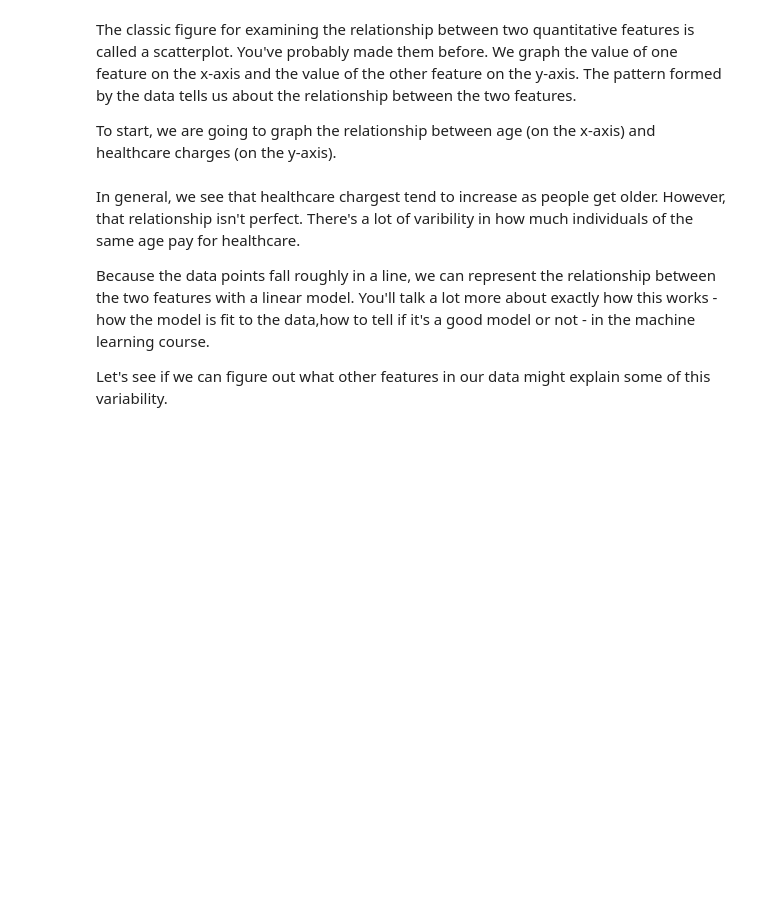
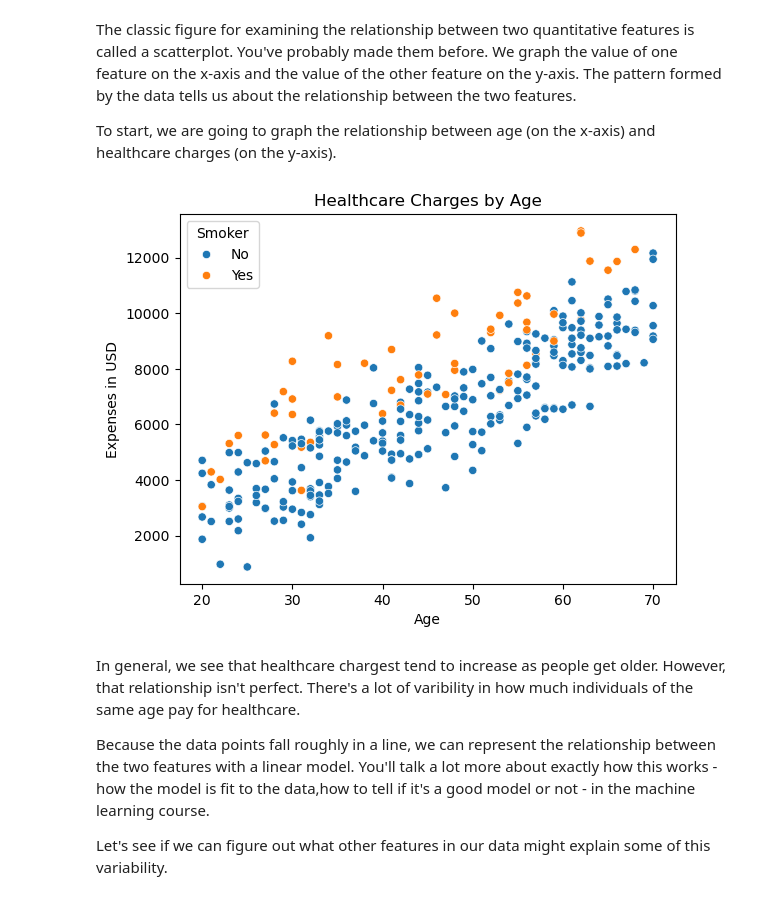
Before and after one commit to Kameti77/Data_Visualization_And_Modeling, a Jupyter notebook: Lecture/Week 3/3.1 - Visualizing Relationships Between Quantitative Features.ipynb, the cells around one changed output. Saved outputs shown, nothing was run; the diff lists cells and outputs as text; code cells hidden in the pictures; blank space fills up the shorter version.

```diff
--- a/Lecture/Week 3/3.1 - Visualizing Relationships Between Quantitative Features.ipynb
+++ b/Lecture/Week 3/3.1 - Visualizing Relationships Between Quantitative Features.ipynb
@@ -10,0 +15,4 @@ Let's import pandas, matplotlib and seaborn and read in the data.
+# %%
+insurance_df = pd.read_csv('assets/healthcare_data.csv')
+
+insurance_df.head()
@@ -14,6 +29,13 @@ In this lesson, we are looking at the relationships between quantitative feature
 The classic figure for examining the relationship between two quantitative features is called a scatterplot.  You've probably made them before.  We graph the value of one feature on the x-axis and the value of the other feature on the y-axis.  The pattern formed by the data tells us about the relationship between the two features.
 
 To start, we are going to graph the relationship between age (on the x-axis) and healthcare charges (on the y-axis).
+# %%
+sns.scatterplot(x='Age', y='HealthcareExpenses', hue='Smoker', data=insurance_df)
+plt.title('Healthcare Charges by Age')
+plt.ylabel('Expenses in USD')
+plt.show()
+# %% [output]
+[figure, added]
 # %% [markdown]
 In general, we see that healthcare chargest tend to increase as people get older.  However, that relationship isn't perfect.  There's a lot of varibility in how much individuals of the same age pay for healthcare.
 
```
Also changed, not shown: parts of 23 cells of this notebook, 1 other file.
